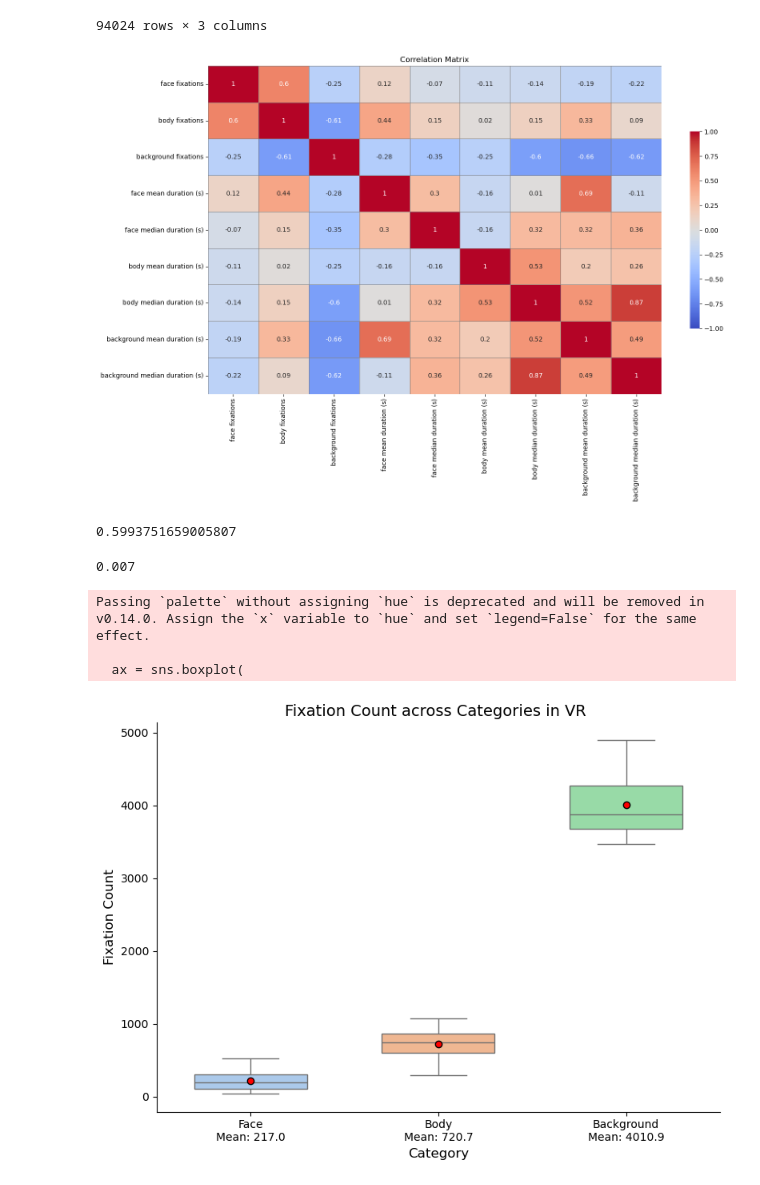
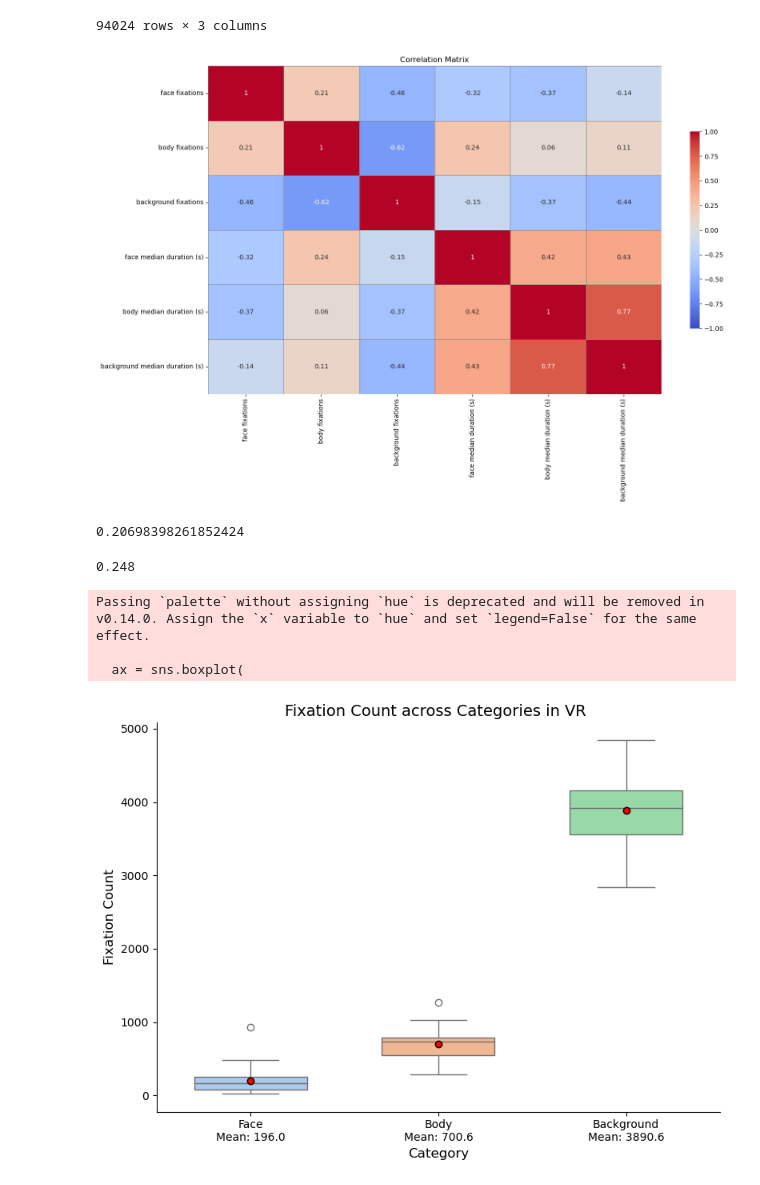
Before and after one commit to aliabugaga/Master-Thesis-Zaidan, a Jupyter notebook: VR data fixation analysis.ipynb, the cells around one changed output. Saved outputs shown, nothing was run; the diff lists cells and outputs as text; code cells hidden in the pictures.

Commit message:
long events and full dataset

```diff
--- a/VR data fixation analysis.ipynb
+++ b/VR data fixation analysis.ipynb
@@ -52,7 +54,8 @@ for file_index, file in enumerate(os.listdir(base_path)):
     try:
         df = pd.read_csv(os.path.join(base_path, file))
         # filter to leave only valid samples and only fixations (fixation start events)
-        df_filtered = df[(df['valid'] == 1) & (df['events'] == 2)]
+        df_filtered = df[(df['valid'] == 1) & (df['events'] == 2) & (df['long_events'].notna())]
+
         # leave only duration and object columns
         df_filtered = df_filtered[['length', 'hon_all']]
         # categorizing fixations to face body background
@@ -135,39 +138,40 @@ durations_df
 # %%
 cols_to_exclude = ['Participant', 'Total fixations',
                    'face sum duration (s)', 'body sum duration (s)', 'background sum duration (s)',
                    'face min duration (s)', 'body min duration (s)', 'background min duration (s)',
-                   'face max duration (s)', 'body max duration (s)', 'background max duration (s)']
+                   'face max duration (s)', 'body max duration (s)', 'background max duration (s)',
+                   'face mean duration (s)', 'body mean duration (s)', 'background mean duration (s)']
 
 # a new df excluding those columns for correlations
 df_corr = fixation_analysis_df.drop(columns=cols_to_exclude)
 corr_matrix = df_corr.corr().round(2)
 
 plt.figure(figsize=(15, 10))
 
 sns.heatmap(
     corr_matrix ,
     annot=True,
     cmap='coolwarm',
     vmin=-1, vmax=1,
     center=0,
     linewidths=0.5,
     linecolor='gray',
     cbar_kws={"shrink": 0.6}
 )
 
 plt.title("Correlation Matrix")
 plt.tight_layout()
 plt.show()
 # %% [output]
-[figure, old version]
+[figure, new version]
 # %%
 # Check if correlation is significant; r = Pearson correlation coefficient
 r, p= scipy.stats.pearsonr(fixation_analysis_df["face fixations"], fixation_analysis_df["body fixations"])
 display(r)
 display(round(p,3))
 # %% [output]
-0.5993751659005807
+0.20698398261852424
-0.007
+0.248
 # %%
 ### Fixation count per category box plot
 
@@ -221,7 +225,7 @@ plt.show()
 Passing `palette` without assigning `hue` is deprecated and will be removed in v0.14.0. Assign the `x` variable to `hue` and set `legend=False` for the same effect.
 
   ax = sns.boxplot(
-[figure, old version]
+[figure, new version]
 # %%
 ### Fixation durations per category box plot
 
```
Also changed, not shown: parts of 3 cells of this notebook, 2 other files.
